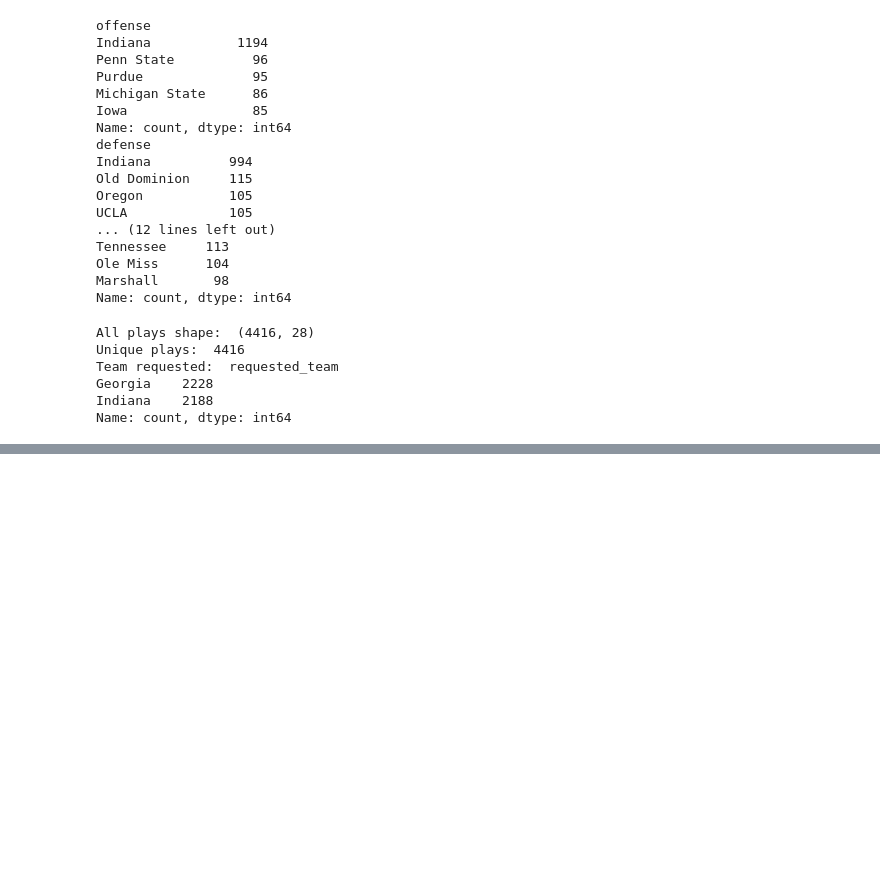
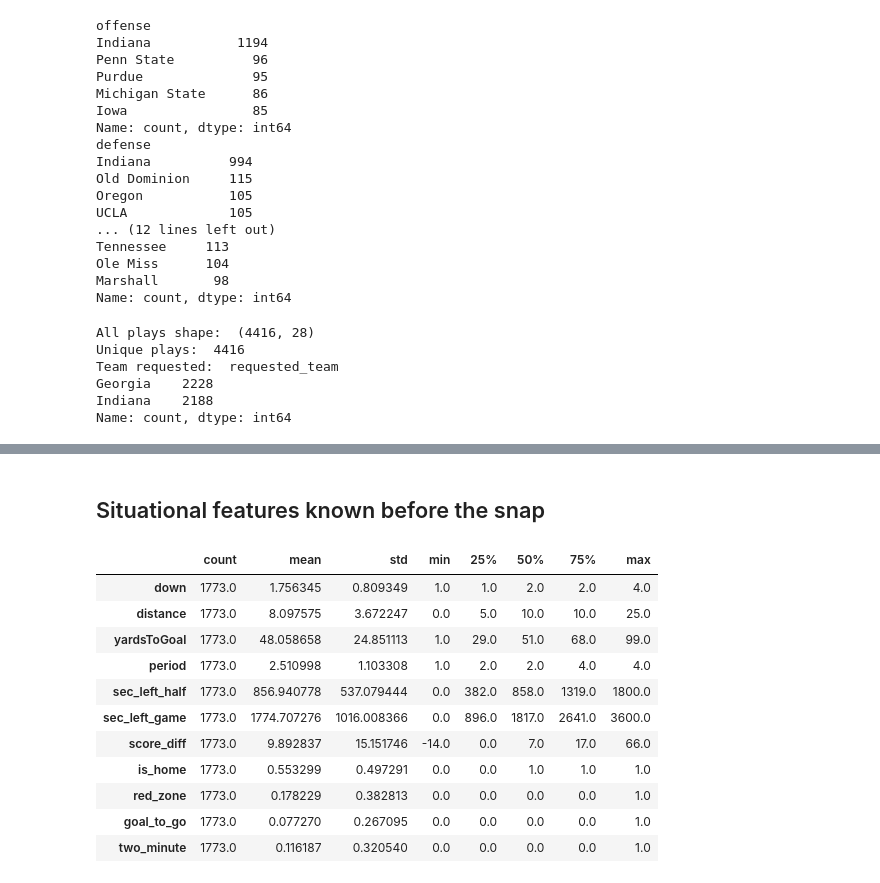
Before and after one commit to wrennicol/college-football-play-prediction, a Jupyter notebook: notebooks/01_data_exploration.ipynb, the cells around one changed output, grey strips where cells are left out. Cells and saved outputs as stored; diff of their text form; code cells hidden in the pictures; blank space fills up the shorter version.

Commit message:
data cleaning

```diff
--- a/notebooks/01_data_exploration.ipynb
+++ b/notebooks/01_data_exploration.ipynb
@@ -302,0 +450,26 @@ Name: count, dtype: int64
+# %%
+m = df[df["is_team_off"]].copy()
+row_log.append(("focus team's offense only", len(m)))
+
+m = m[m["play_call"].notna()].copy()
+row_log.append(("labeled run/pass plays", len(m)))
+
+# Kneel-downs, spikes and 2-point tries are not normal play calls
+not_a_call = m["playText"].fillna("").str.contains(r"kneel|spike|two[- ]point|2[- ]?pt", case=False)
+print("Dropping kneels / spikes / 2-point tries:", int(not_a_call.sum()))
+m = m[~not_a_call].copy()
+row_log.append(("minus kneels, spikes, 2-point tries", len(m)))
+
+if not KEEP_OVERTIME:
+    print("Dropping overtime plays:", int((m["period"] > 4).sum()))
+    m = m[m["period"] <= 4].copy()
+    row_log.append(("minus overtime", len(m)))
+
+bad_down = ~m["down"].between(1, 4)
+print("Dropping rows without a valid down:", int(bad_down.sum()))
+m = m[~bad_down].copy()
+row_log.append(("minus rows without a valid down (1-4)", len(m)))
+
+m["is_pass"] = (m["play_call"] == "Pass").astype(int)
+
+pd.DataFrame(row_log, columns=["step", "rows"])
@@ -302,0 +487,31 @@ Name: count, dtype: int64
+# %% [markdown]
+## Situational features known before the snap
+# %%
+# Time remaining
+m["sec_left_half"] = m["clock_sec"] + 900 * m["period"].isin([1, 3])
+m["sec_left_game"] = m["clock_sec"] + 900 * (4 - m["period"].clip(upper=4))
+
+# Field / down / game state
+m["is_home"]        = (m["offense"] == m["home"]).astype(int)
+m["red_zone"]       = (m["yardsToGoal"] <= 20).astype(int)
+m["goal_to_go"]     = (m["distance"] >= m["yardsToGoal"]).astype(int)
+m["short_yardage"]  = (m["distance"] <= 2).astype(int)
+m["long_yardage"]   = (m["distance"] >= 8).astype(int)
+m["two_minute"]     = ((m["sec_left_half"] <= 120) & m["period"].isin([2, 4])).astype(int)
+m["trailing_late"]  = ((m["score_diff"] < 0) & (m["period"] == 4)).astype(int)
+
+m[["down", "distance", "yardsToGoal", "period", "sec_left_half", "sec_left_game",
+   "score_diff", "is_home", "red_zone", "goal_to_go", "two_minute"]].describe().T
+# %% [output]
+|  | count | mean | std | min | 25% | 50% | 75% | max |
+| down | 1773.0 | 1.756345 | 0.809349 | 1.0 | 1.0 | 2.0 | 2.0 | 4.0 |
+| distance | 1773.0 | 8.097575 | 3.672247 | 0.0 | 5.0 | 10.0 | 10.0 | 25.0 |
+| yardsToGoal | 1773.0 | 48.058658 | 24.851113 | 1.0 | 29.0 | 51.0 | 68.0 | 99.0 |
+| period | 1773.0 | 2.510998 | 1.103308 | 1.0 | 2.0 | 2.0 | 4.0 | 4.0 |
+| sec_left_half | 1773.0 | 856.940778 | 537.079444 | 0.0 | 382.0 | 858.0 | 1319.0 | 1800.0 |
+| sec_left_game | 1773.0 | 1774.707276 | 1016.008366 | 0.0 | 896.0 | 1817.0 | 2641.0 | 3600.0 |
+| score_diff | 1773.0 | 9.892837 | 15.151746 | -14.0 | 0.0 | 7.0 | 17.0 | 66.0 |
+| is_home | 1773.0 | 0.553299 | 0.497291 | 0.0 | 0.0 | 1.0 | 1.0 | 1.0 |
+| red_zone | 1773.0 | 0.178229 | 0.382813 | 0.0 | 0.0 | 0.0 | 0.0 | 1.0 |
+| goal_to_go | 1773.0 | 0.077270 | 0.267095 | 0.0 | 0.0 | 0.0 | 0.0 | 1.0 |
+| two_minute | 1773.0 | 0.116187 | 0.320540 | 0.0 | 0.0 | 0.0 | 0.0 | 1.0 |
```
Also changed, not shown: parts of 19 cells of this notebook, 2 other files.
